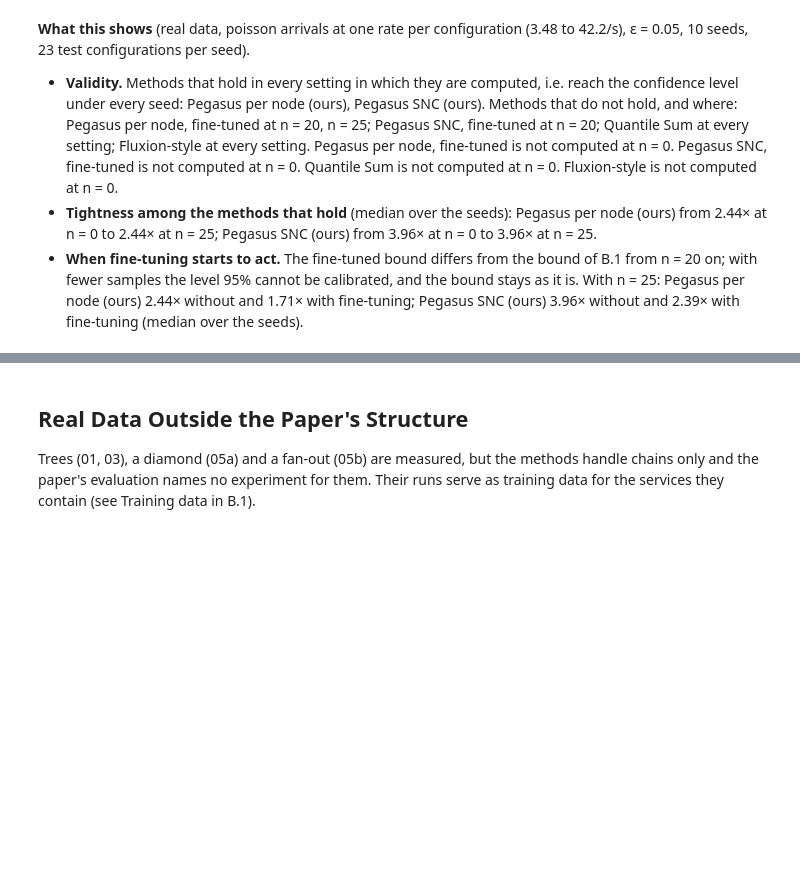
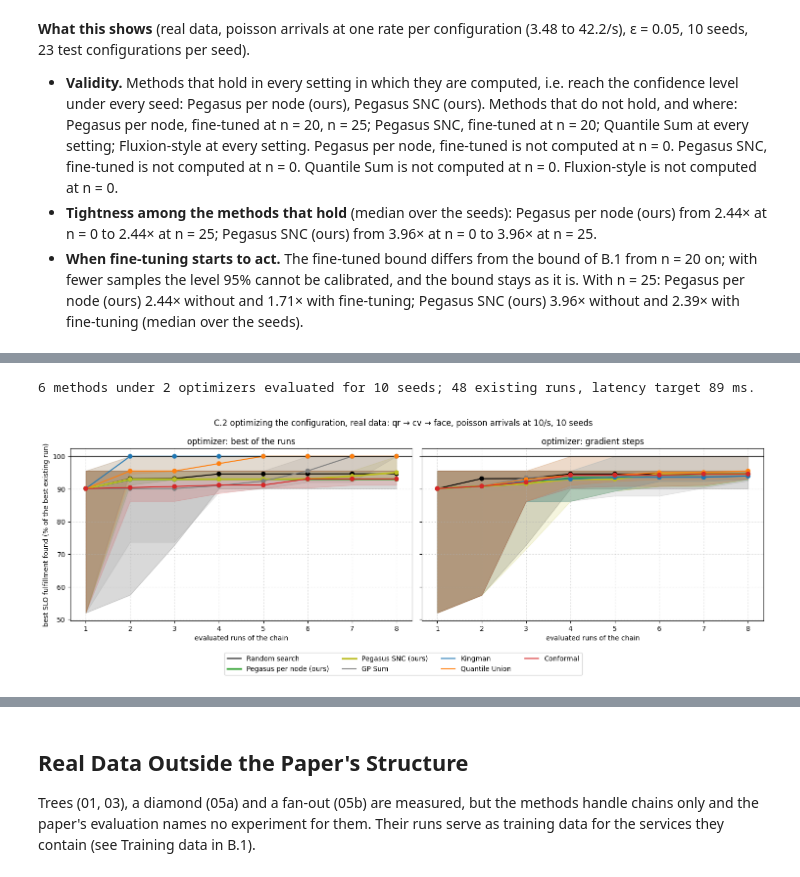
Before and after one commit to borissedlak/composable-autonomous-offerings, a Jupyter notebook: notebooks/tsc/2_evaluation.ipynb, the cells around one changed output, grey strips where cells are left out. Saved outputs shown, nothing was run; the diff lists cells and outputs as text; code cells hidden in the pictures; blank space fills up the shorter version.

Commit message:
add C2 implementation, but missing reformulation for SLO target and optimization

```diff
--- a/notebooks/tsc/2_evaluation.ipynb
+++ b/notebooks/tsc/2_evaluation.ipynb
@@ -1170,0 +1410,50 @@ display(Markdown(
+# %%
+# C.2: optimizers that choose among the existing runs of the chain of B.1 with the latency of a method. This cell imports what
+# it needs itself, so that nothing above has to be run again.
+from pegasus.optimization import (BEST_OF_RUNS, COLORS as C2_COLORS, GRADIENT, RANDOM_SEARCH, ChainProblem, best_found, latency_promises,
+                                  optimization_figure, optimize, real_observation, real_quality_slos, synthetic_observation)
+
+METHOD_COLORS.update(C2_COLORS)
+c2_budget = 8          # runs of the chain that an optimizer evaluates, including the starting run
+latency_weight = 0.5   # weight of the latency SLO in the objective; the quality SLOs share the rest equally
+if data_source == "synthetic":
+    c2_bases = bases                    # B.1 already has one arrival rate for all configurations
+    quality_slos = [(None, 1, 1.5)]     # the quality knob (column 1 of the configuration that all services share) should be at least 1.5
+    observation = lambda s: synthetic_observation(c2_bases[s], s)
+else:
+    c2_rate = 10.0                      # items/s for every run of the chain
+    c2_bases = {s: chain_data(s, arrival_rate=c2_rate) for s in seeds}
+    # resolution (px) of the QR-code detector and of the object detector, and the larger model of the object detector and the face detector
+    quality_slos = real_quality_slos(base_experiment, {("qr", "data_quality"): 800, ("cv", "data_quality"): 288, ("cv", "model_size"): 2,
+                                                       ("face", "model_size"): 2})
+    observation = lambda s: real_observation(base_experiment, c2_bases[s])
+c2_measured = c2_bases[seeds[0]].measured
+latency_target = float(np.median(c2_measured[np.isfinite(c2_measured)]))   # s: about half of the existing runs meet it
+
+c2_names = [RANDOM_SEARCH] + sweep_competitors
+c2_found = {optimizer: {name: np.empty((c2_budget, len(seeds))) for name in c2_names} for optimizer in (BEST_OF_RUNS, GRADIENT)}
+c2_promises = {optimizer: {name: dict(chosen=0, violated=0, promised=0, broken=0) for name in c2_names} for optimizer in c2_found}   # counts over all seeds
+c2_best_true = []   # per seed: the largest true SLO fulfillment of any existing run
+with warnings.catch_warnings():
+    # the models are fitted anew after every evaluated run, and scikit-learn warns where their hyperparameters end at their bounds
+    warnings.simplefilter("ignore", ConvergenceWarning)
+    for j, s in enumerate(seeds):
+        problem = ChainProblem(c2_bases[s], quality_slos, latency_target, latency_weight, observation(s), alpha, confidence, n_calibration, seed + s)
+        c2_best_true.append(problem.true_fulfillment().max())
+        start = int(np.random.default_rng([seed, s, 400]).integers(len(problem.z)))   # the same starting run for every method
+        for optimizer in c2_found:
+            for name in c2_names:
+                visited, promised = optimize(problem, None if name == RANDOM_SEARCH else name, optimizer, start, c2_budget,
+                                             np.random.default_rng([seed, s, 401]))
+                c2_found[optimizer][name][:, j] = best_found(problem, visited)
+                for key, count in latency_promises(problem, visited, promised).items():
+                    c2_promises[optimizer][name][key] += count
+print(f"{len(c2_names) - 1} methods under {len(c2_found)} optimizers evaluated for {len(seeds)} seeds; {len(problem.z)} existing runs, "
+      f"latency target {1e3 * latency_target:.0f} ms.")
+# %% [output]
+6 methods under 2 optimizers evaluated for 10 seeds; 48 existing runs, latency target 89 ms.
+# %%
+optimization_figure(c2_found, f"C.2 optimizing the configuration, {data_source} data: {' → '.join(base.path)}, {arrival_text(c2_bases[seeds[0]].workload)}, "
+                              f"{len(seeds)} seeds")
+# %% [output]
+[figure, added]
```
Also changed, not shown: parts of 14 cells of this notebook, 3 other files.
